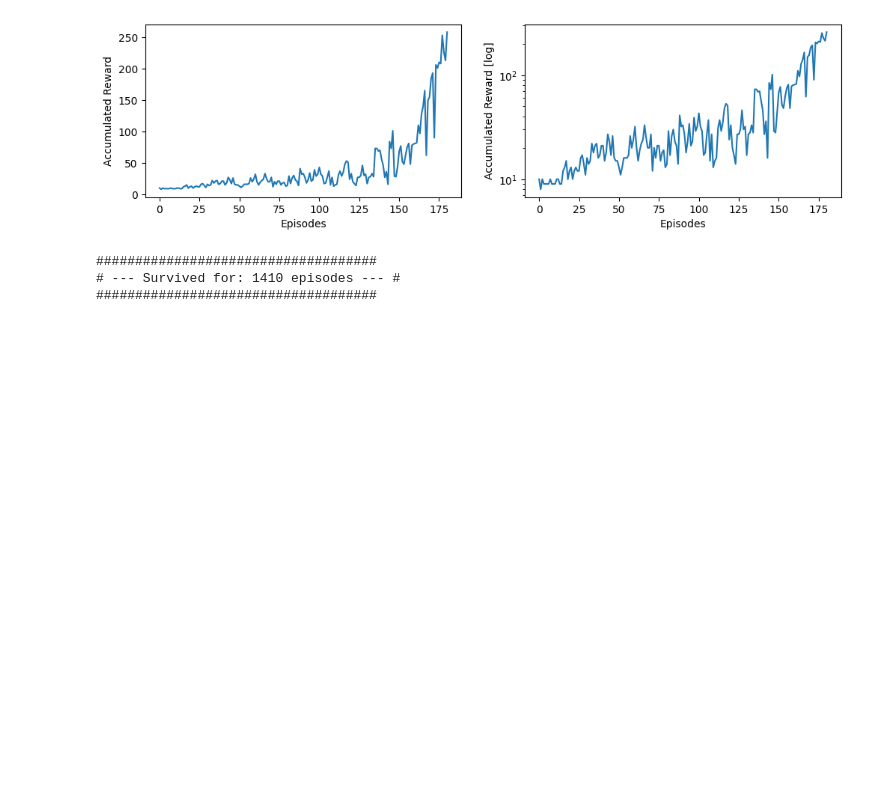
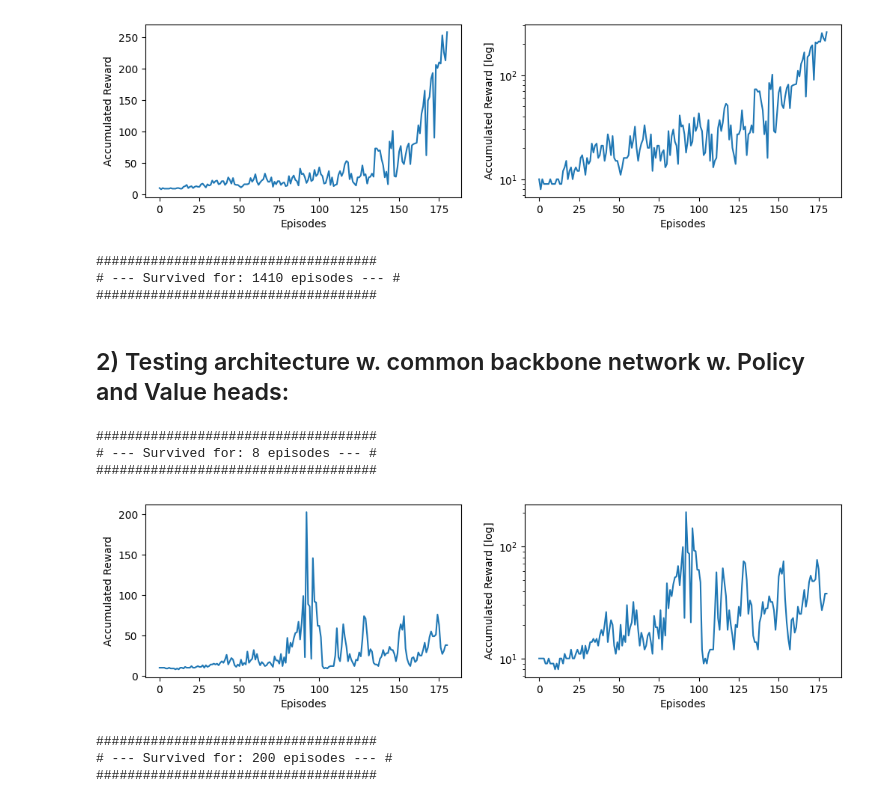
Before and after one commit to seba2390/ProximalPolicyOptimization, a Jupyter notebook: main.ipynb, the cells around one changed output. Saved outputs shown, nothing was run; the diff lists cells and outputs as text; code cells hidden in the pictures; blank space fills up the shorter version.

```diff
--- a/main.ipynb
+++ b/main.ipynb
@@ -15,12 +17,16 @@ lmbda = 0.925
 epsilon = 0.2
 policy_lr = 0.001
 value_lr = 0.001
+multihead_lr = 0.001
 num_policy_epochs = 5
 num_value_epochs = 5
+num_multihead_epochs = 5
 smoothing_const = 1e-8
 normalize_advantages = True
 batch_size = 32
 shuffle_batches = False
+architecture = "Individual Networks"
+
 
 Agent = PPOAgent(env=env,
                  state_space_size=input_dim,
@@ -32,6 +38,7 @@ Agent = PPOAgent(env=env,
                  normalize_advantages=normalize_advantages,
                  batch_size=batch_size,
                  shuffle_batches = shuffle_batches,
+                 architecture=architecture,
                  seed=rng_seed)
 # %%
 # Trying to interact w. env. before training
@@ -68,3 +80,61 @@ Agent.play(render=False)
 ####################################
 # --- Survived for: 1410 episodes --- #
 ####################################
+# %% [markdown]
+## 2) Testing architecture w. common backbone network w. Policy and Value heads:
+# %%
+architecture = "Multi Head Network"
+
+
+Agent = PPOAgent(env=env,
+                 state_space_size=input_dim,
+                 action_space_size=output_dim,
+                 gamma=gamma,
+                 lmbda=lmbda,
+                 epsilon=epsilon,
+                 smooting_const=smoothing_const,
+                 normalize_advantages=normalize_advantages,
+                 batch_size=batch_size,
+                 shuffle_batches = shuffle_batches,
+                 architecture=architecture,
+                 seed=rng_seed)
+# %%
+# Trying to interact w. env. before training
+Agent.play(render=False)
+# %% [output]
+####################################
+# --- Survived for: 8 episodes --- #
+####################################
+# %%
+num_episodes = 181
+if architecture == "Individual Networks":
+    avg_accumulated_rewards = Agent.train(episodes=num_episodes,
+                                     policy_lr=policy_lr,
+                                     value_lr=value_lr,
+                                     num_policy_epochs=num_policy_epochs,
+                                     num_value_epochs=num_value_epochs)
+elif architecture == "Multi Head Network":
+    avg_accumulated_rewards = Agent.train(episodes=num_episodes,
+                                      multihead_lr=multihead_lr,
+                                      num_multihead_epochs=num_multihead_epochs)
+# %%
+fig, ax = plt.subplots(1,2, figsize=(12,3))
+ax[0].plot([e for e in range(len(avg_accumulated_rewards))], avg_accumulated_rewards)
+ax[0].set_xlabel('Episodes')
+ax[0].set_ylabel('Accumulated Reward')
+
+ax[1].plot([e for e in range(len(avg_accumulated_rewards))], avg_accumulated_rewards)
+ax[1].set_xlabel('Episodes')
+ax[1].set_ylabel('Accumulated Reward [log]')
+
+ax[1].set_yscale('log')
+plt.show()
+# %% [output]
+[figure, added]
+# %%
+# Trying to interact w. env. after training
+Agent.play(render=False)
+# %% [output]
+####################################
+# --- Survived for: 200 episodes --- #
+####################################
```
Also changed, not shown: parts of 3 cells of this notebook, 3 other files.
